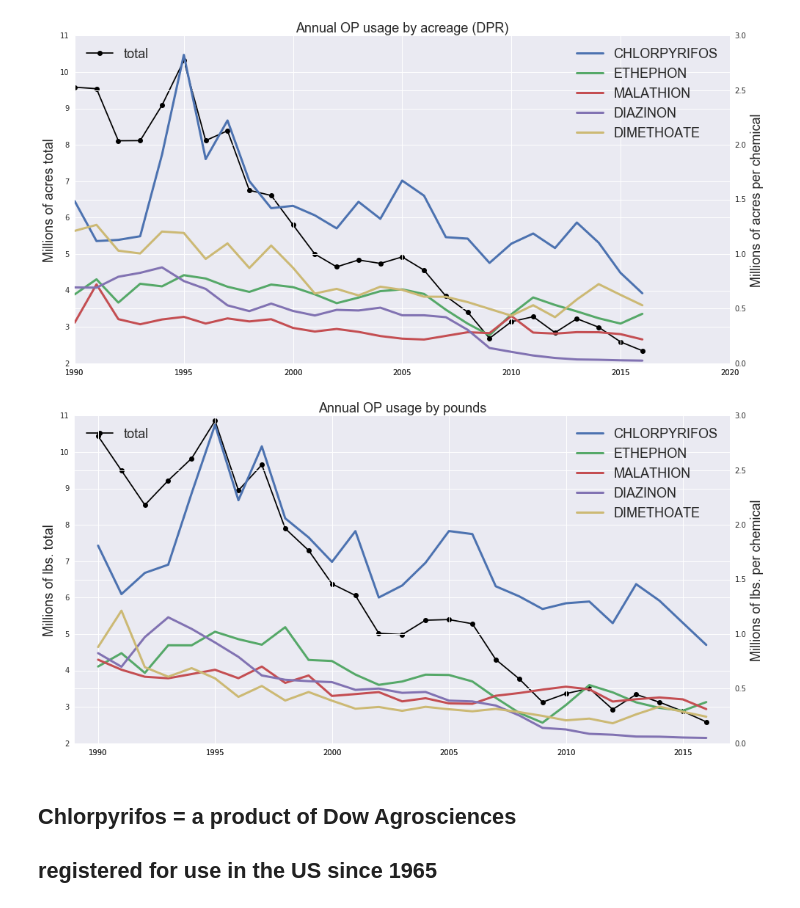
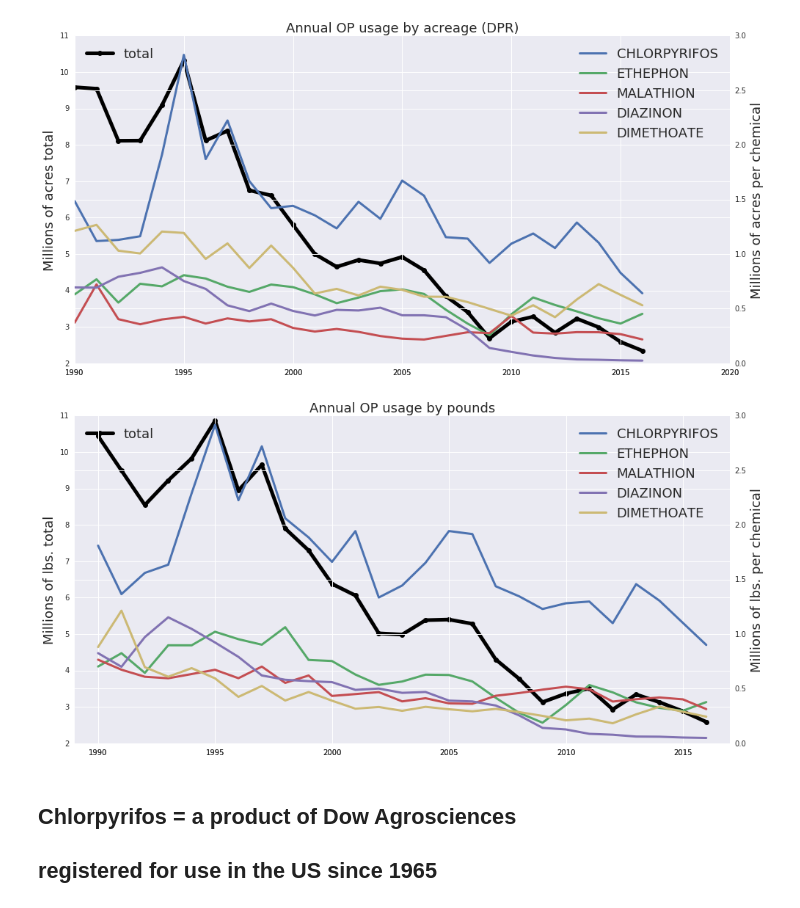
Before and after one commit to bjmain/pesticides, a Jupyter notebook: DPR_workflow1.ipynb, the cells around one changed output. Cells and saved outputs as stored; diff of their text form; code cells hidden in the pictures.

```diff
--- a/DPR_workflow1.ipynb
+++ b/DPR_workflow1.ipynb
@@ -21,7 +23,10 @@ with open('pur_1990_2016.txt_noheaders') as f:
 # %%
-# print out odd rows with no chem_code
+# print out rows with no chem_code
+f = open("no_chem_code.csv", "w")
 
 for line in open("pur_1990_2016.txt_noheaders_nowhitespace"):
     i=line.strip().split(",")
     if i[2] == "":   # position of chem_code
-        print line.strip() # > no_chem_code.csv
+        f.write("".join([line.strip(),'\n']))
+        #print line.strip() # > no_chem_code.csv
+f.close()
@@ -383,12 +377,12 @@ lbs_list = [x/1000000 for x in lbs_list]
 
 # and the first axes using subplot populated with data
 ax1 = fig1.add_subplot(111)
-line1 = ax1.plot(xlist,acre_list, 'ko-',label='total')
+line1 = ax1.plot(xlist,acre_list, 'ko-',label='total',lw=5)
 
 
 # and the first axes using subplot populated with data
 ax3 = fig2.add_subplot(111)
-line2 = ax3.plot(xlist,lbs_list, 'ko-',label='total')
+line2 = ax3.plot(xlist,lbs_list, 'ko-',label='total',lw=5)
 P.ylabel("lbs total",fontsize=18)
 
 # now, the second axes that shares the x-axis with the ax1
@@ -404,35 +398,35 @@ for chem in keep:
     xlist = chlorpyr['yr'].tolist()
     lbs_list = chlorpyr['total_lbs'].tolist()
     acre_list = chlorpyr['total_acres'].tolist()
     #change units to /Million
     acre_list = [x/1000000 for x in acre_list]
     lbs_list = [x/1000000 for x in lbs_list]
 
     ax2.plot(xlist,acre_list,label=code_D[str(chem)],lw=3)
     ax2.yaxis.tick_right()
     ax2.yaxis.set_label_position("right")
 
     ax4.plot(xlist,lbs_list,label=code_D[str(chem)],lw=3)
     ax4.yaxis.tick_right()
     ax4.yaxis.set_label_position("right")
 
 # set labels
 ax1.set_title("Annual OP usage by acreage (DPR)",fontsize=18)
 ax3.set_title("Annual OP usage by pounds",fontsize=18)
 ax1.set_ylabel("Millions of acres total",fontsize=18)
 ax2.set_ylabel("Millions of acres per chemical",fontsize=18)
 ax3.set_ylabel("Millions of lbs. total",fontsize=18)
 ax4.set_ylabel("Millions of lbs. per chemical",fontsize=18)
 
 P.xlim(1989,2017)
 ax1.legend(loc=2,fontsize=18)
 ax2.legend(loc=1,fontsize=18)
 ax3.legend(loc=2,fontsize=18)
 ax4.legend(loc=1,fontsize=18)
 P.show()
 # %% [output]
-[figure, old version]
+[figure, new version]
-[figure, old version]
+[figure, new version]
 # %% [markdown]
 ## Chlorpyrifos = a product of Dow Agrosciences
 ## registered for use in the US since 1965
```
Also changed, not shown: parts of 28 cells of this notebook.
